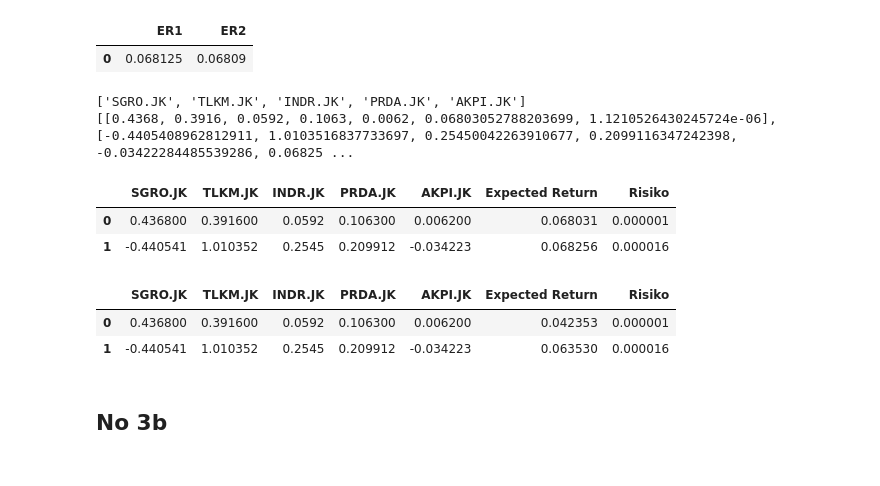
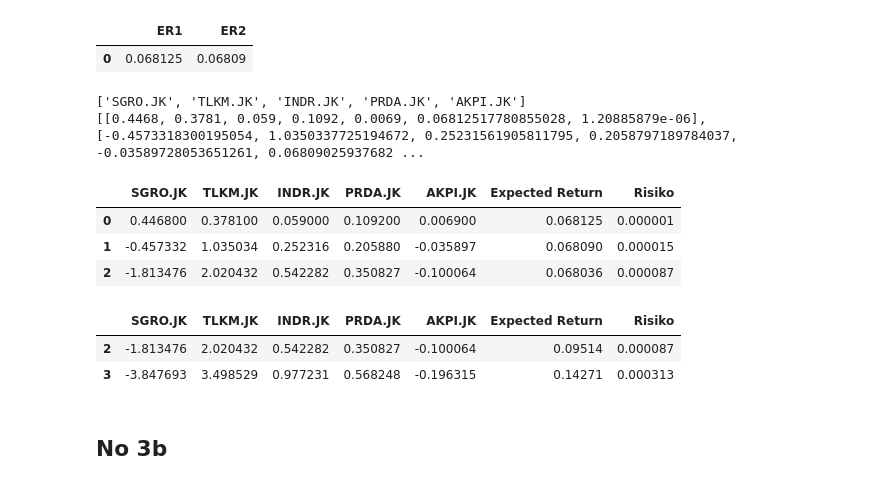
Before and after one commit to relfarizi/Portfolio-Saham, a Jupyter notebook: Portfolio_Saham.ipynb, the cells around one changed output. Drawn from its saved outputs; the diff is of its cells as text; code cells hidden in the pictures.

```diff
--- a/Portfolio_Saham.ipynb
+++ b/Portfolio_Saham.ipynb
@@ -132,10 +132,10 @@ def function_EK(df_saham) :
   result = {}
   for saham in df_saham :
     x = find_ud(df_saham[saham])
-    x["u"] = 0.1
+    """x["u"] = 0.1
     x['p'] = 0.5
     x["d"] = -0.1
-    x['q'] = 0.5
+    x['q'] = 0.5"""
 
     exp = (x["u"]*x["p"])+(x["d"]*x["q"])
     #exp = 0.8
@@ -146,10 +146,10 @@ def function_EK2(df_saham):
   result = {}
   for saham in df_saham :
     x = find_ud(df_saham[saham])
-    x["u"] = 0.1
+    """x["u"] = 0.1
     x['p'] = 0.5
     x["d"] = -0.1
-    x['q'] = 0.5
+    x['q'] = 0.5"""
     exp = (pow(x["u"],2)*x["p"])+(pow(x["d"],2)*x["q"])
     #exp = pow(((x["u"]*x["p"])+(x["d"]*x["q"])),2)
     #xp = pow(0.8,2)
@@ -452,42 +453,43 @@ Expected_Return(K_2019,new_df.iloc[:2,:n])
 # %%
 list_bobot = []
 i = 0
 print(kode_saham)
 
-w_use = new_df.iloc[:2,:n]
+w_use = new_df.iloc[:3,:n]
 
 ER = Expected_Return(K_2019,w_use)
 
 for bobot in w_use.values :
   #print(bobot)
   tmp = []
   wT = np.transpose(bobot)
   risk = bobot.dot(C).dot(wT)
   for x in bobot :
     tmp.append(x)
   tmp.append(ER.iloc[0,i])
   tmp.append(risk)
   list_bobot.append(tmp)
   i+=1
 print(list_bobot)
 
 new_df_port = pd.DataFrame(list_bobot)
 new_df_port.columns = column
 new_df_port
 #df_tmp =df_port
 new_df_port
 # %% [output]
 ['SGRO.JK', 'TLKM.JK', 'INDR.JK', 'PRDA.JK', 'AKPI.JK']
-[[0.4368, 0.3916, 0.0592, 0.1063, 0.0062, 0.06803052788203699, 1.1210526430245724e-06], [-0.4405408962812911, 1.0103516837733697, 0.25450042263910677, 0.2099116347242398, -0.03422284485539286, 0.06825 ...
+[[0.4468, 0.3781, 0.059, 0.1092, 0.0069, 0.06812517780855028, 1.20885879e-06], [-0.4573318300195054, 1.0350337725194672, 0.25231561905811795, 0.2058797189784037, -0.03589728053651261, 0.06809025937682 ...
 |  | SGRO.JK | TLKM.JK | INDR.JK | PRDA.JK | AKPI.JK | Expected Return | Risiko |
-| 0 | 0.436800 | 0.391600 | 0.0592 | 0.106300 | 0.006200 | 0.068031 | 0.000001 |
-| 1 | -0.440541 | 1.010352 | 0.2545 | 0.209912 | -0.034223 | 0.068256 | 0.000016 |
+| 0 | 0.446800 | 0.378100 | 0.059000 | 0.109200 | 0.006900 | 0.068125 | 0.000001 |
+| 1 | -0.457332 | 1.035034 | 0.252316 | 0.205880 | -0.035897 | 0.068090 | 0.000015 |
+| 2 | -1.813476 | 2.020432 | 0.542282 | 0.350827 | -0.100064 | 0.068036 | 0.000087 |
 # %%
-new_df.iloc[:2,:]
+new_df.iloc[[2,3],:]
 # %% [output]
 |  | SGRO.JK | TLKM.JK | INDR.JK | PRDA.JK | AKPI.JK | Expected Return | Risiko |
-| 0 | 0.436800 | 0.391600 | 0.0592 | 0.106300 | 0.006200 | 0.042353 | 0.000001 |
-| 1 | -0.440541 | 1.010352 | 0.2545 | 0.209912 | -0.034223 | 0.063530 | 0.000016 |
+| 2 | -1.813476 | 2.020432 | 0.542282 | 0.350827 | -0.100064 | 0.09514 | 0.000087 |
+| 3 | -3.847693 | 3.498529 | 0.977231 | 0.568248 | -0.196315 | 0.14271 | 0.000313 |
 # %% [markdown]
 ## No 3b
 # %%
```
Also changed, not shown: parts of 10 cells of this notebook.
